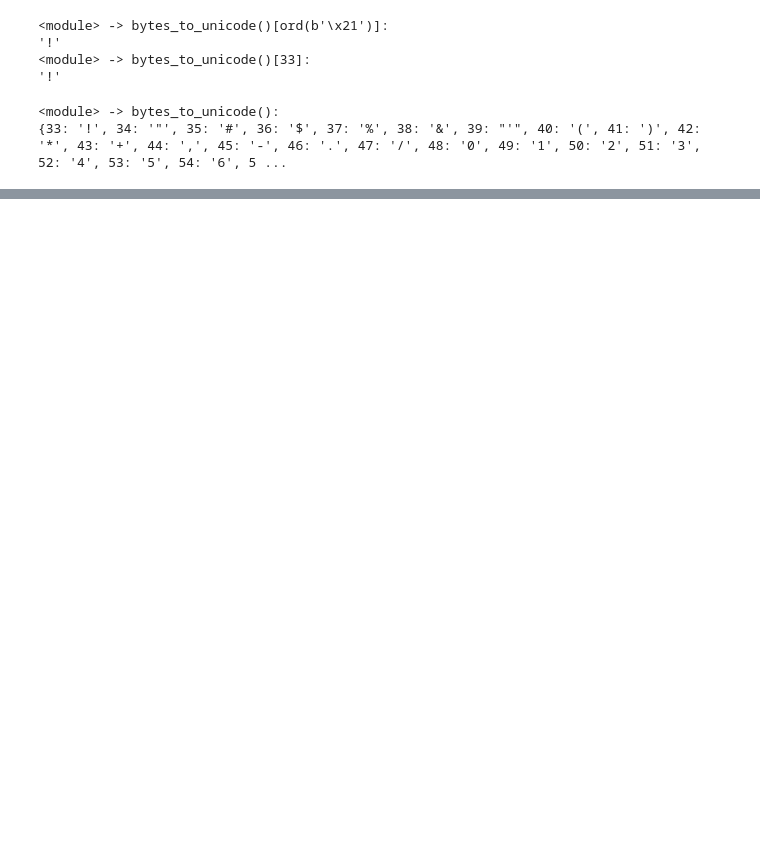
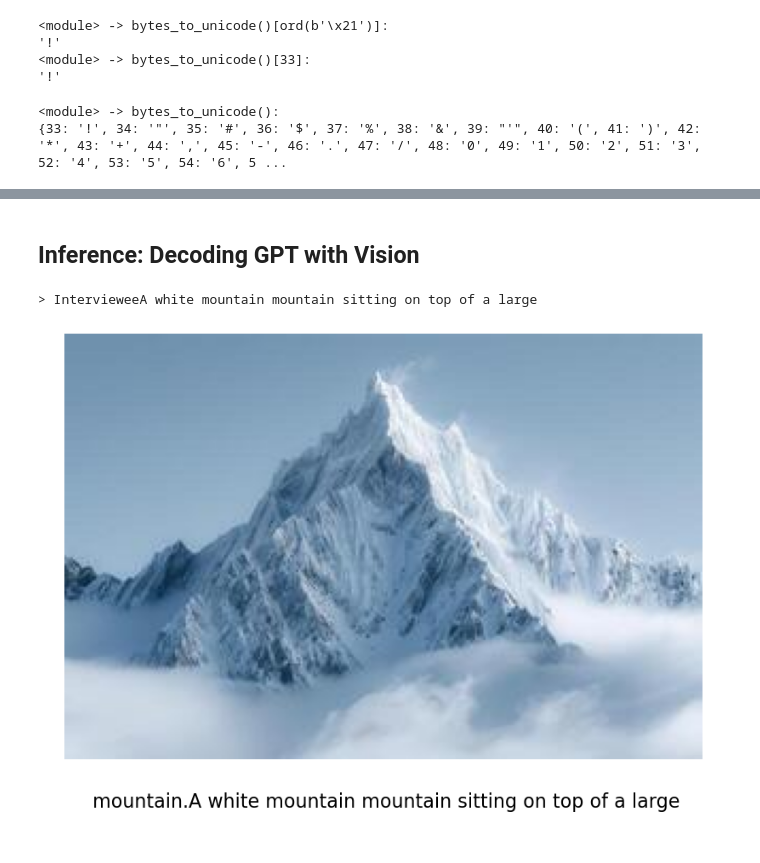
Before and after one commit to TimS-ml/nanoGPT-mod, a Jupyter notebook: demo.ipynb, the cells around one changed output, grey strips where cells are left out. Cells and saved outputs as stored; diff of their text form; code cells hidden in the pictures; blank space fills up the shorter version.

Commit message:
bpe stream decoding + vit + gpt vision reimplement

```diff
--- a/demo.ipynb
+++ b/demo.ipynb
@@ -643,0 +1380,37 @@ def single_merge(ids, pair, idx):
+# %% [markdown]
+## Inference: Decoding GPT with Vision
+# %%
+def generate_text_vision(
+    tokenizer: Any,
+    question: Optional[str] = None,
+    model_vision: GPTVision = model_vision,
+    vision_embeds: Optional[Float[Tensor, "batch num_visual_tokens embedding_dim"]] = None,
+    max_length: int = 32,
+    temperature: float = 1.0
+):
+    # BOS token ID = 50256
+    tokens = tokenizer.encode(question) if question else [50256]
+    tokens = torch.tensor(tokens, dtype=torch.long)
+    tokens = tokens.unsqueeze(0)
+    x = tokens.to(device)
+
+    if not question: question = ""
+    print(f"> {question}", end="", flush=True)
+    generated_tokens = []
+    for token in model_vision.generate(x, vision_embeds, max_new_tokens=max_length, temperature=temperature):
+        token = token.item()
+        generated_tokens.append(token)
+        if token == 50256:  # EOS token ID
+            break
+        print(tokenizer.decode([token]), end="", flush=True)
+
+    # We only need the first sentence for img caption
+    caption_text = []
+    for token in generated_tokens:
+        decoded = tokenizer.decode([token])
+        # EOS token ID = 50256
+        if token == 50256: break
+        if decoded == "\n": caption_text.append(" ")
+        elif decoded != "": caption_text.append(decoded)
+
+    return "".join(caption_text)
@@ -643,0 +1457,13 @@ def single_merge(ids, pair, idx):
+# %%
+img_path = "img/mountain.jpg"
+img_caption_generated = process_single_image_and_show(
+    img_path,
+    preprocess,
+    vision_encoder,
+    connector,
+    model_vision,
+    tokenizer_2
+)
+# %% [output]
+> IntervieweeA white mountain mountain sitting on top of a large
+[figure, added]
```
Also changed, not shown: parts of 58 cells of this notebook, 3 other files.
